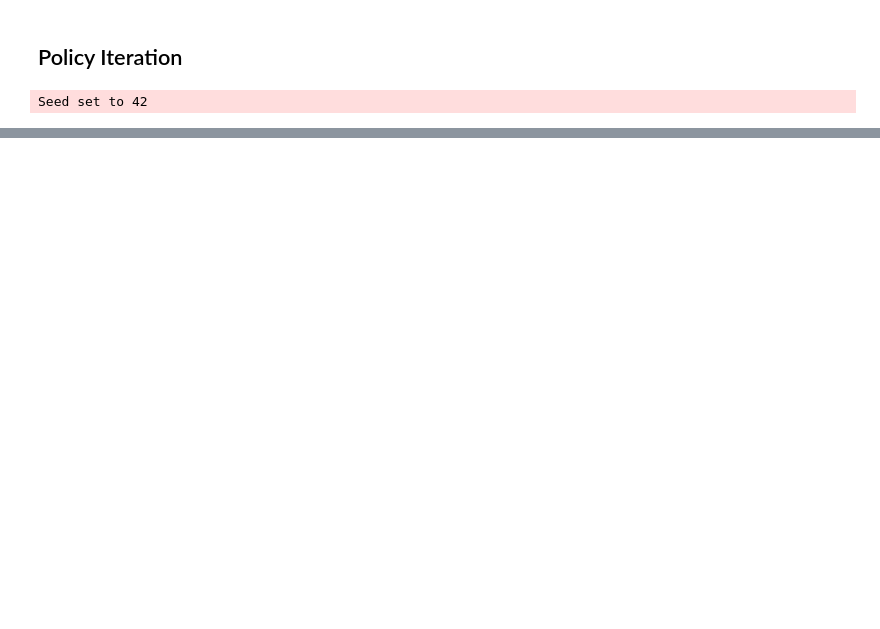
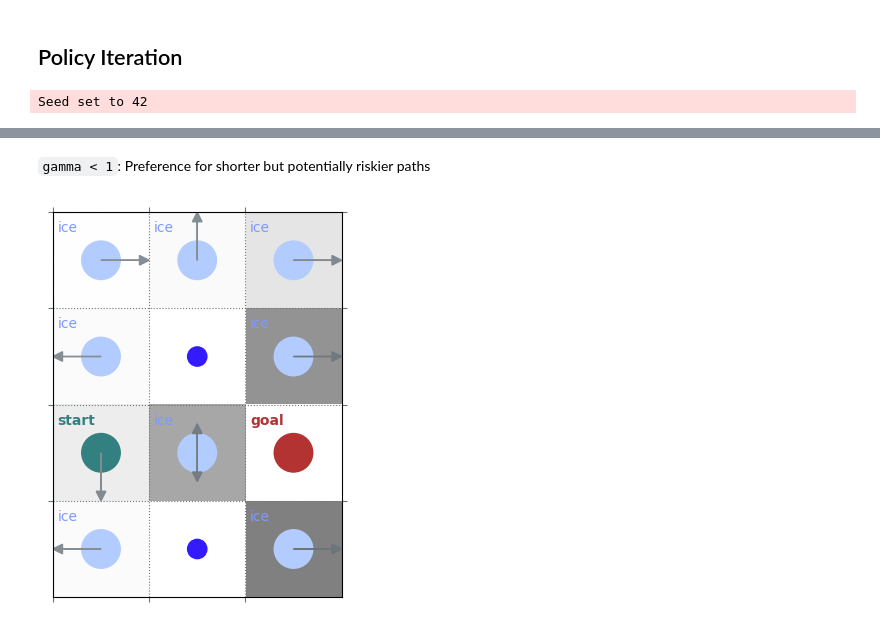
Before and after one commit to robert-lieck/rldurham, a Jupyter notebook: notebooks/Practical_4_Dynamic_Programming.ipynb, the cells around one changed output, grey strips where cells are left out. Drawn from its saved outputs; the diff is of its cells as text; code cells hidden in the pictures; blank space fills up the shorter version.

```diff
--- a/notebooks/Practical_4_Dynamic_Programming.ipynb
+++ b/notebooks/Practical_4_Dynamic_Programming.ipynb
@@ -175,0 +204,11 @@ rld.plot_frozenlake(env, v=v, policy=policy, draw_vals=True)
+# %% [markdown]
+`gamma < 1`: Preference for shorter but potentially riskier paths
+# %%
+gamma = 0.5
+policy = uniform_policy(env)
+for _ in range(10):
+    v = policy_evaluation(env, policy, gamma=gamma)
+    policy = policy_improvement(env, v, gamma=gamma)
+    rld.plot_frozenlake(env, v=v, policy=policy, draw_vals=False, clear=True)
+# %% [output]
+[figure, added]
```
Also changed, not shown: parts of 12 cells of this notebook, 7 other files.
